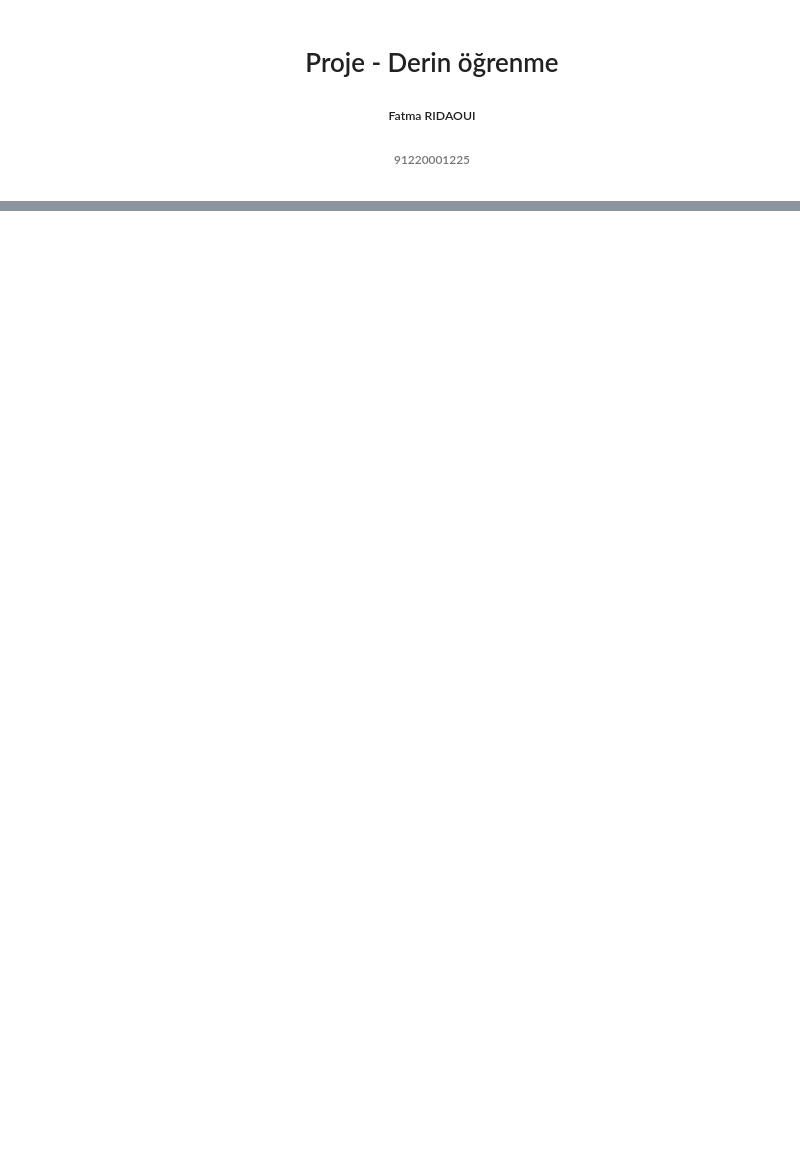
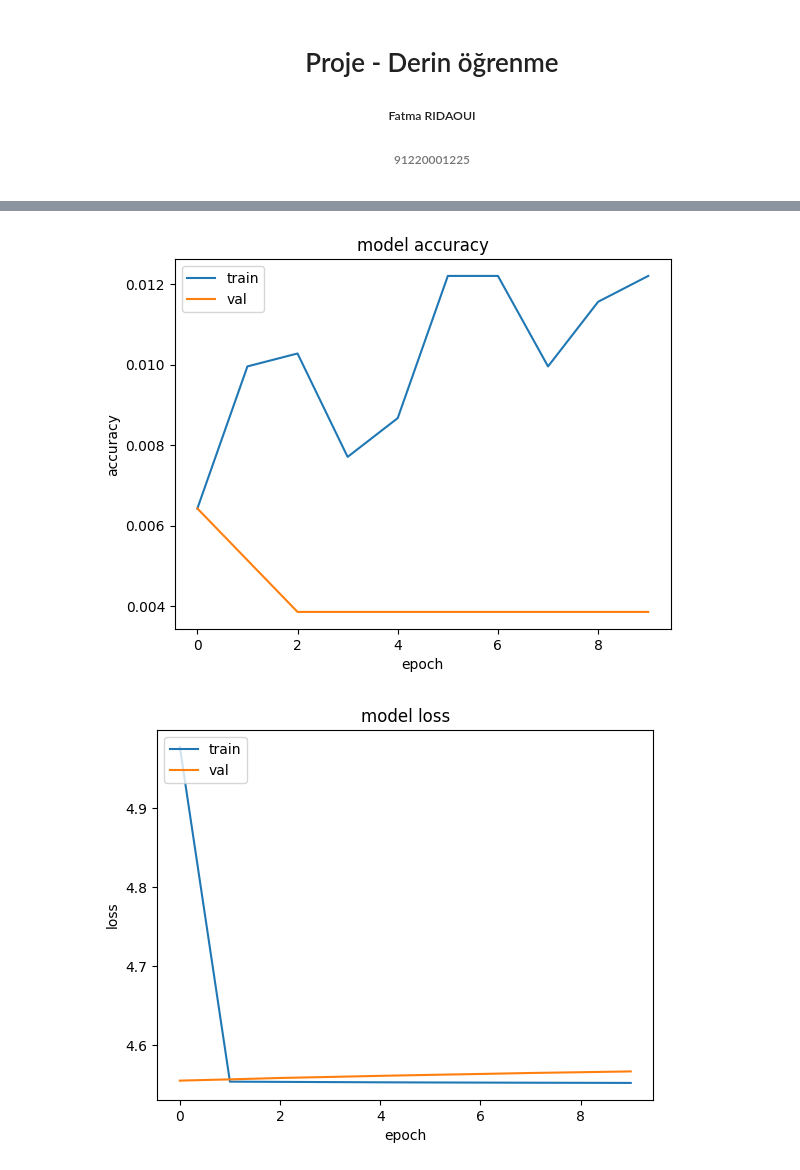
Before and after one commit to rmham93/Deep_learning_models, a Jupyter notebook: DLproje_fatma_ridaoui.ipynb, the cells around one changed output, grey strips where cells are left out. Cells and saved outputs as stored; diff of their text form; code cells hidden in the pictures; blank space fills up the shorter version.

Commit message:
VGG and resnet models
wo keras tuner

```diff
--- a/DLproje_fatma_ridaoui.ipynb
+++ b/DLproje_fatma_ridaoui.ipynb
@@ -70,5 +112,6 @@ df = pd.DataFrame(df_dataset, columns=['file_name', 'class'])
 test_df = pd.DataFrame(df_dataset_test, columns=['file_name', 'class'])
 # %%
-image_size = (224, 244)
+image_size = (224,224)
 batch_size= 16
-input_shape=(224,244, 3)
+input_shape=(224, 224, 3)
+num_classes = len(classes) # 95
@@ -175,14 +189,6 @@ Found 3112 validated image filenames belonging to 95 classes.
 Found 778 validated image filenames belonging to 95 classes.
 Found 1039 validated image filenames belonging to 95 classes.
 # %%
-stop_early = EarlyStopping(monitor='val_loss', patience=3)
-
-tuner.search(train_gen,
-             epochs=40,
-             validation_data=val_gen,
-             callbacks=[stop_early],
-             verbose=1)
-
 # Train the model
-model.fit(train_gen, epochs=40, validation_data=val_gen, verbose=1)
+history=model.fit(train_gen, epochs=10, validation_data=val_gen, verbose=1)
 # %% [output]
@@ -216,0 +232,19 @@ axs[1].legend(['Train'])
+# %%
+plt.plot(history.history['accuracy'])
+plt.plot(history.history['val_accuracy'])
+plt.title('model accuracy')
+plt.ylabel('accuracy')
+plt.xlabel('epoch')
+plt.legend(['train', 'val'], loc='upper left')
+plt.show()
+# summarize history for loss
+plt.plot(history.history['loss'])
+plt.plot(history.history['val_loss'])
+plt.title('model loss')
+plt.ylabel('loss')
+plt.xlabel('epoch')
+plt.legend(['train', 'val'], loc='upper left')
+plt.show()
+# %% [output]
+[figure, added]
+[figure, added]
```
Also changed, not shown: parts of 59 cells of this notebook.
